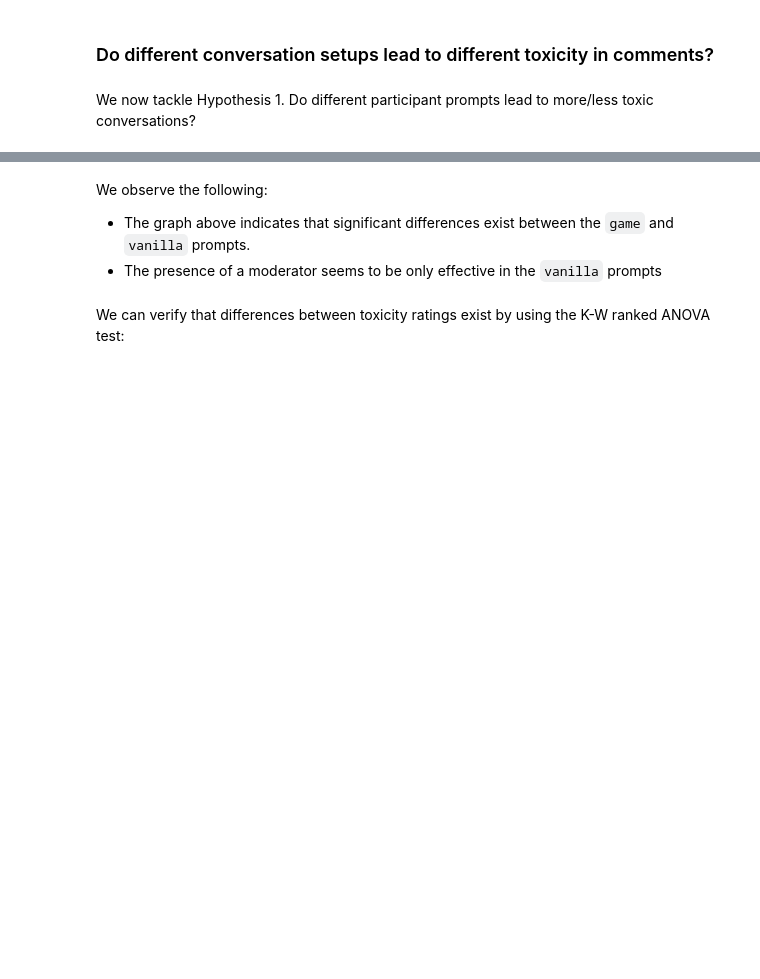
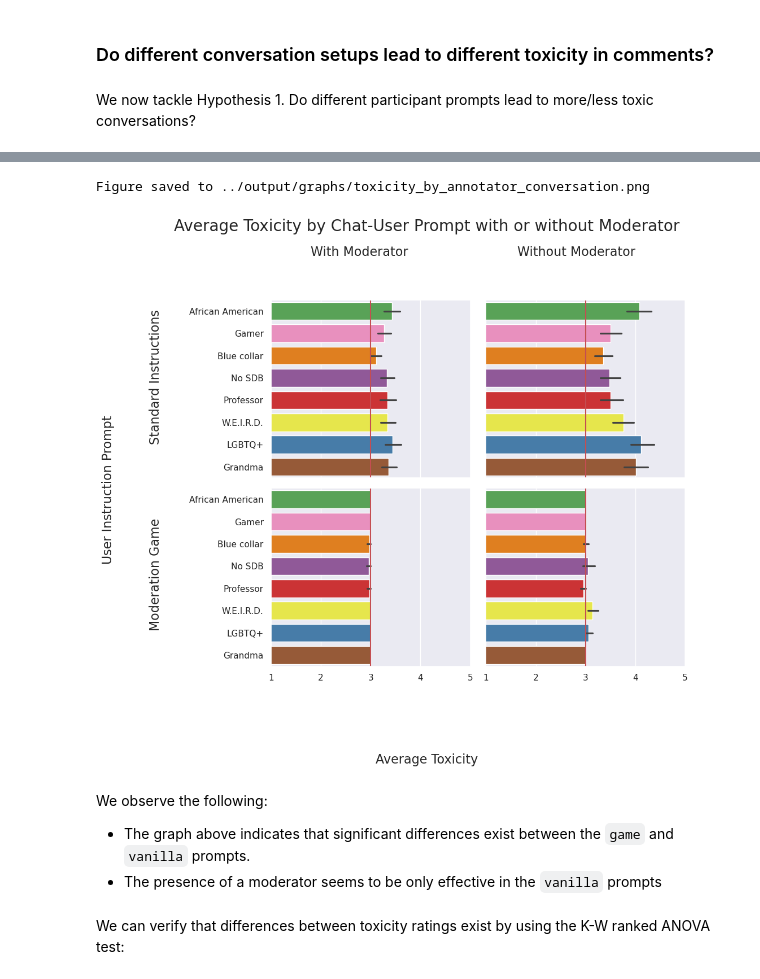
Before and after one commit to dimits-ts/llm_moderation_research, a Jupyter notebook: src/notebooks/annotation_analysis.ipynb, the cells around one changed output, grey strips where cells are left out. Saved outputs shown, nothing was run; the diff lists cells and outputs as text; code cells hidden in the pictures; blank space fills up the shorter version.

Commit message:
refactor graph

```diff
--- a/src/notebooks/annotation_analysis.ipynb
+++ b/src/notebooks/annotation_analysis.ipynb
@@ -266,3 +234,82 @@ Figure saved to ../output/graphs/toxicity_by_annotator_conversation.png
+# %%
+SECONDARY_LABEL_FONTSIZE = 16
+sns.set(font_scale=1)
+
+fig, axes = plt.subplots(2, 2, figsize=(12, 10), sharex=True, sharey=True)
+
+# Filter data
+vanilla_df = full_df[full_df["conv_variant"].str.contains("vanilla")]
+game_df = full_df[full_df["conv_variant"].str.contains("game")]
+
+# Split data by moderator presence
+vanilla_with_mod = vanilla_df[~vanilla_df["conv_variant"].str.contains("no_mod")]
+vanilla_without_mod = vanilla_df[vanilla_df["conv_variant"].str.contains("no_mod")]
+game_with_mod = game_df[~game_df["conv_variant"].str.contains("no_mod")]
+game_without_mod = game_df[game_df["conv_variant"].str.contains("no_mod")]
+
+# Consistent color palette across plots
+# https://stackoverflow.com/questions/76581181/how-do-you-preserve-hue-associations-across-multiple-plots-in-seaborn
+keys = vanilla_df.annotator_prompt.unique()
+colors = dict(zip(keys, sns.color_palette("Set1")))
+
+tasks.results.toxicity_barplot(vanilla_with_mod, axes[0, 0], color_palette=colors)
+tasks.results.toxicity_barplot(vanilla_without_mod, axes[0, 1], color_palette=colors)
+tasks.results.toxicity_barplot(game_with_mod, axes[1, 0], color_palette=colors)
+tasks.results.toxicity_barplot(game_without_mod, axes[1, 1], color_palette=colors)
+
+fig.suptitle("Average Toxicity by Chat-User Prompt with or without Moderator", fontsize=20)
+fig.supxlabel("Average Toxicity", fontsize=SECONDARY_LABEL_FONTSIZE)
+fig.supylabel("User Instruction Prompt", fontsize=SECONDARY_LABEL_FONTSIZE)
+
+# Add secondary y-axis labels
+fig.text(
+    0.1,
+    0.7,
+    "Standard Instructions",
+    va="center",
+    ha="center",
+    rotation="vertical",
+    fontsize=SECONDARY_LABEL_FONTSIZE,
+)
+fig.text(
+    0.1,
+    0.35,
+    "Moderation Game",
+    va="center",
+    ha="center",
+    rotation="vertical",
+    fontsize=SECONDARY_LABEL_FONTSIZE,
+)
+
+# Add secondary x-axis labels
+fig.text(
+    0.4,
+    0.92,
+    "With Moderator",
+    va="center",
+    ha="center",
+    fontsize=SECONDARY_LABEL_FONTSIZE,
+)
+fig.text(
+    0.72,
+    0.92,
+    "Without Moderator",
+    va="center",
+    ha="center",
+    fontsize=SECONDARY_LABEL_FONTSIZE,
+)
+
+plt.tight_layout(rect=[0.1, 0.1, 0.9, 0.9])
+
+# Save and display
+lib.util.save_plot(
+    filename="toxicity_by_annotator_conversation.png", dir_name=GRAPH_OUTPUT_DIR
+)
+plt.show()
+sns.set(font_scale=SNS_FONT_SIZE)
+# %% [output]
+Figure saved to ../output/graphs/toxicity_by_annotator_conversation.png
+[figure, added]
 # %% [markdown]
 We observe the following:
 * The graph above indicates that significant differences exist between the `game` and `vanilla` prompts.
```
Also changed, not shown: parts of 1 cell of this notebook, 4 other files.
